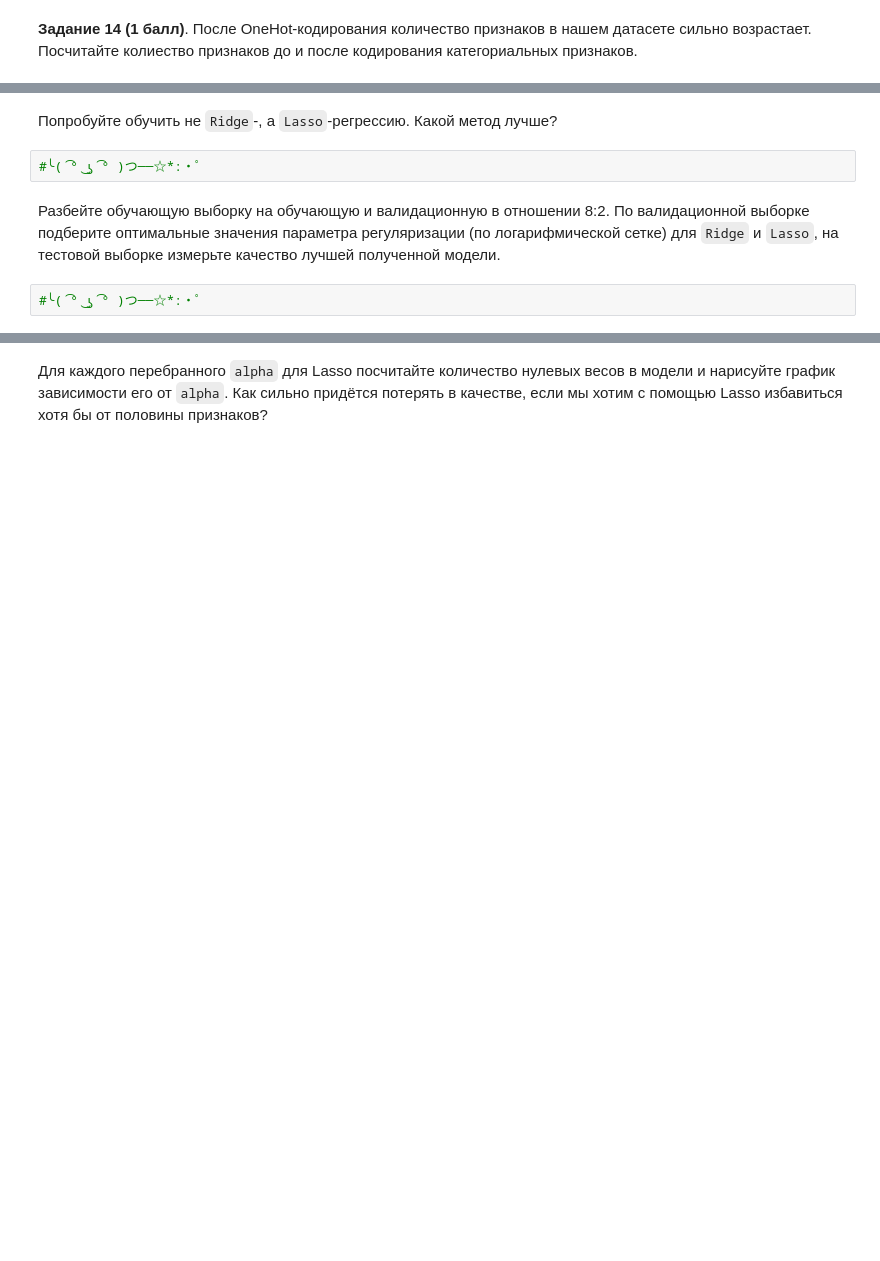
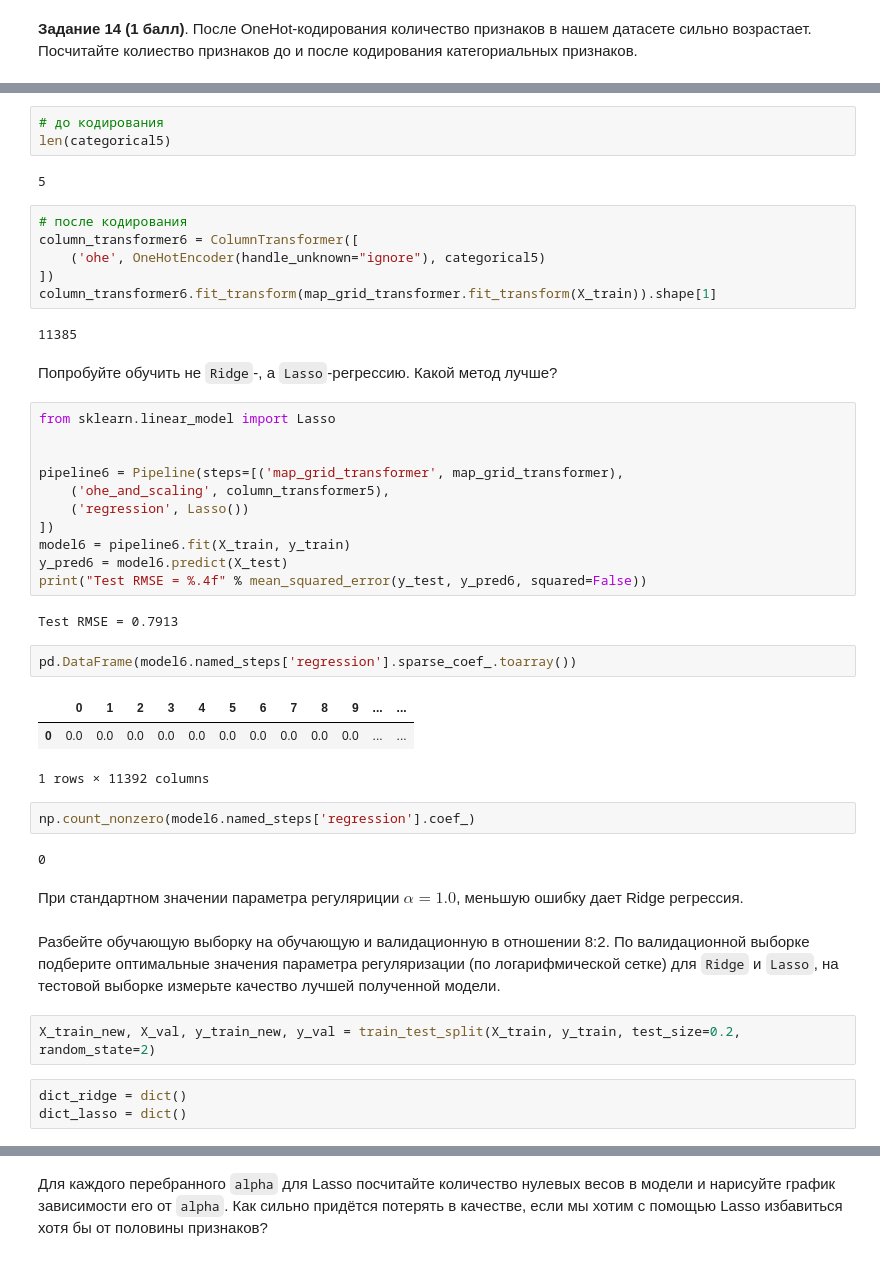
Before and after one commit to vasilyryabtsev/ml-course-1-hse, a Jupyter notebook: ht2/homework-practice-02-linregr.ipynb, the cells around one changed output, grey strips where cells are left out. Drawn from its saved outputs; the diff is of its cells as text; blank space fills up the shorter version.

```diff
--- a/ht2/homework-practice-02-linregr.ipynb
+++ b/ht2/homework-practice-02-linregr.ipynb
@@ -839,8 +837,47 @@ Test RMSE = 0.4673
+# %%
+# до кодирования
+len(categorical5)
+# %% [output]
+5
+# %%
+# после кодирования
+column_transformer6 = ColumnTransformer([
+    ('ohe', OneHotEncoder(handle_unknown="ignore"), categorical5)
+])
+column_transformer6.fit_transform(map_grid_transformer.fit_transform(X_train)).shape[1]
+# %% [output]
+11385
 # %% [markdown]
 Попробуйте обучить не `Ridge`-, а `Lasso`-регрессию. Какой метод лучше?
-# %%
-#╰( ͡° ͜ʖ ͡° )つ──☆*:・ﾟ
+# %%
+from sklearn.linear_model import Lasso
+
+
+pipeline6 = Pipeline(steps=[('map_grid_transformer', map_grid_transformer),
+    ('ohe_and_scaling', column_transformer5),
+    ('regression', Lasso())
+])
+model6 = pipeline6.fit(X_train, y_train)
+y_pred6 = model6.predict(X_test)
+print("Test RMSE = %.4f" % mean_squared_error(y_test, y_pred6, squared=False))
+# %% [output]
+Test RMSE = 0.7913
+# %%
+pd.DataFrame(model6.named_steps['regression'].sparse_coef_.toarray())
+# %% [output]
+|  | 0 | 1 | 2 | 3 | 4 | 5 | 6 | 7 | 8 | 9 | ... | ... |
+| 0 | 0.0 | 0.0 | 0.0 | 0.0 | 0.0 | 0.0 | 0.0 | 0.0 | 0.0 | 0.0 | ... | ... |
+1 rows × 11392 columns
+# %%
+np.count_nonzero(model6.named_steps['regression'].coef_)
+# %% [output]
+0
+# %% [markdown]
+При стандартном значении параметра регуляриции $\alpha=1.0$, меньшую ошибку дает Ridge регрессия.
 # %% [markdown]
 Разбейте обучающую выборку на обучающую и валидационную в отношении 8:2. По валидационной выборке подберите оптимальные значения параметра регуляризации (по логарифмической сетке) для `Ridge` и `Lasso`, на тестовой выборке измерьте качество лучшей полученной модели.
-# %%
-#╰( ͡° ͜ʖ ͡° )つ──☆*:・ﾟ
+# %%
+X_train_new, X_val, y_train_new, y_val = train_test_split(X_train, y_train, test_size=0.2, random_state=2)
+# %%
+dict_ridge = dict()
+dict_lasso = dict()
```
Also changed, not shown: parts of 17 cells of this notebook.
